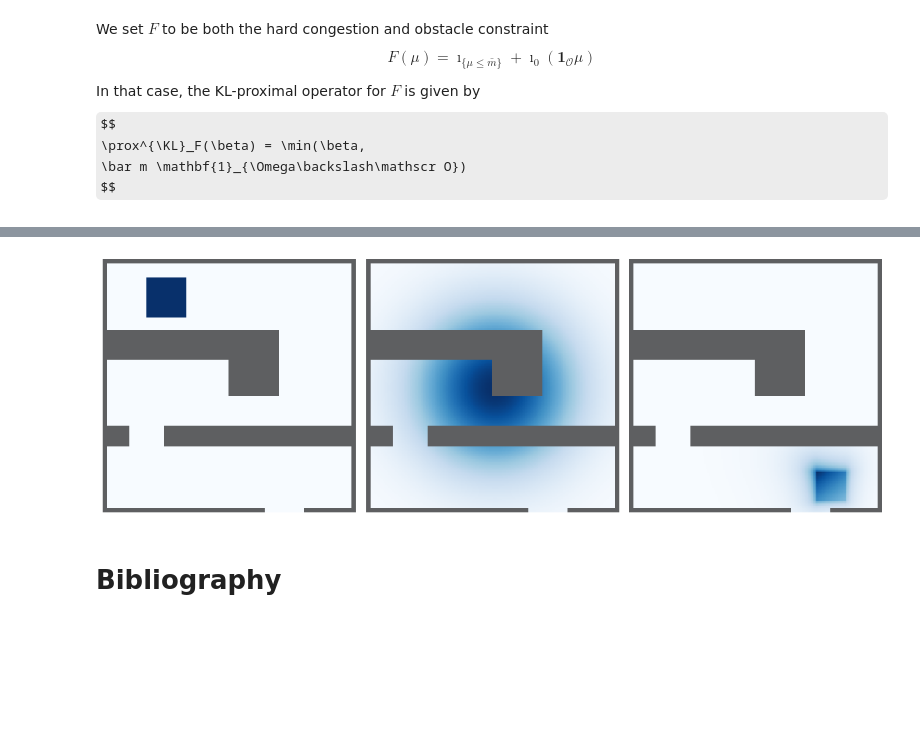
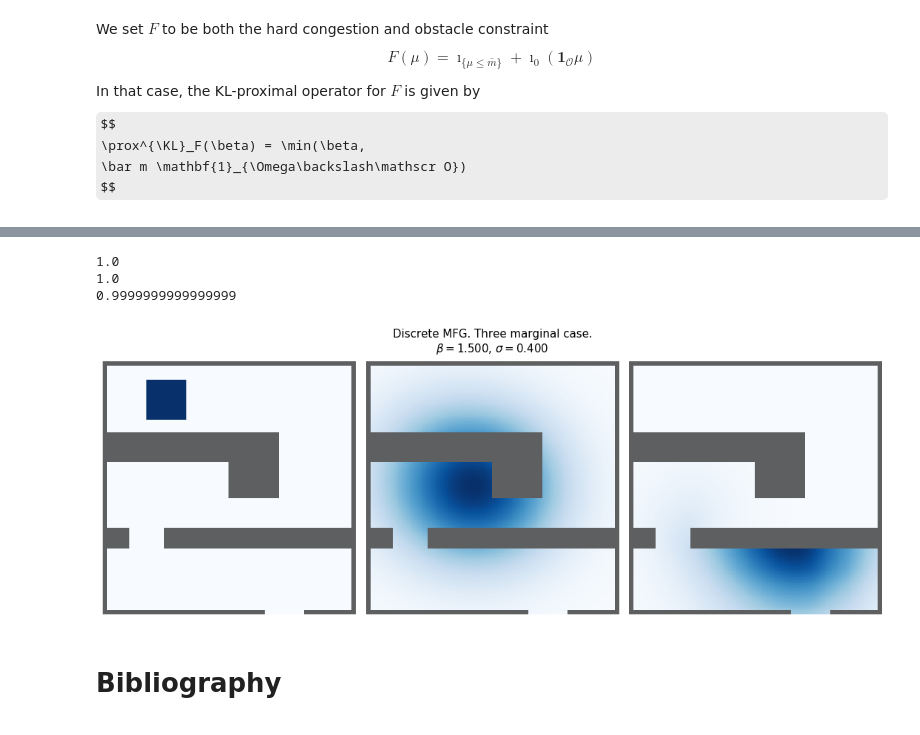
Before and after one commit to ManifoldFR/mva-optimaltransport, a Jupyter notebook: project/room.ipynb, the cells around one changed output, grey strips where cells are left out. Cells and saved outputs as stored; diff of their text form; code cells hidden in the pictures; some formulas as TeX source; blank space fills up the shorter version.

```diff
--- a/project/room.ipynb
+++ b/project/room.ipynb
@@ -70,3 +54,12 @@ domain_img[mask, 3] = 1.
+# %%
+# Obstacle domain
+mask = room1(nx, xg, yg)
+
+
+obstacle_idx = np.argwhere(mask)
+
+domain_img = np.zeros((nx, nx, 4))
+domain_img[mask, 3] = 1.
 # %%
 fig = plt.figure()
 plot_domain(domain_img)
@@ -579,11 +572,14 @@ $$
     \bar m \mathbf{1}_{\Omega\backslash\mathscr O})
 $$
 # %%
-sigma = 0.3
+sigma = 0.4
 epsilon = sigma ** 2
+tmax = 1.
+dt = tmax / 2.  # timestep is 0.5
+
 print("Epsilon:", epsilon)
 ## New epsilon-kernel
-K1_eps = norm.pdf(cost_mat1, scale=sigma)
+K1_eps = norm.pdf(cost_mat1, scale=sigma * dt ** .5)
 
 K_eps_op = lambda x: np.dot(K1_eps @ x, K1_eps)
 # %% [output]
@@ -593,0 +594,22 @@ congest_max = 0.1 * rho_final.max()
+# %%
+# Initialize the new distance array
+potential_new_ = np.empty((nx, nx))
+speed_field = np.ones_like(potential_new_)
+speed_field[mask] = 1e3  # "Kill" walking through the obstacles
+dx = xar[1] - xar[0]
+sweep_iters = 150
+
+fast_sweep(speed_field, dx, exit_mask, sweep_iters, potential_new_,
+           init_value=100.)
+beta = 1.5
+potential_new_ = potential_new_ ** beta
+
+fig = plt.figure()
+im_ = plot_measure((1-mask) * potential_new_, alpha=alphm, cmap=cm.viridis)
+plot_domain(domain_img)
+plot_domain(exit_layer, alpha=.3)
+
+plt.title("Domain and potential $\\Psi$ ($\\beta=%.1f$)\n(computed by Fast Sweeping)"
+          % beta)
+plt.colorbar(im_)
+plt.axis('off');
@@ -626,21 +661,29 @@ rho2 = a2 * K_eps_op(a1 * K_eps_op(a0))
+# %%
+for mu in marginals:
+    print(mu.sum())
+# %% [output]
+1.0
+1.0
+0.9999999999999999
 # %%
 fig = plt.figure(figsize=(12, 5))
 
 plt.subplot(131)
 plot_measure(rho_0)
 plot_domain(domain_img)
 plt.axis('off')
 
 plt.subplot(132)
 plot_measure(rho1)
 plot_domain(domain_img)
 plt.axis('off')
 
 plt.subplot(133)
 plot_measure(rho2)
 plot_domain(domain_img)
 plt.axis('off')
 
+plt.suptitle("Discrete MFG. Three marginal case.\n$\\beta=%.3f$, $\\sigma=%.3f$" % (beta, sigma))
 plt.tight_layout();
 # %% [output]
-[figure, old version]
+[figure, new version]
```
Also changed, not shown: parts of 17 cells of this notebook, 16 other files.
